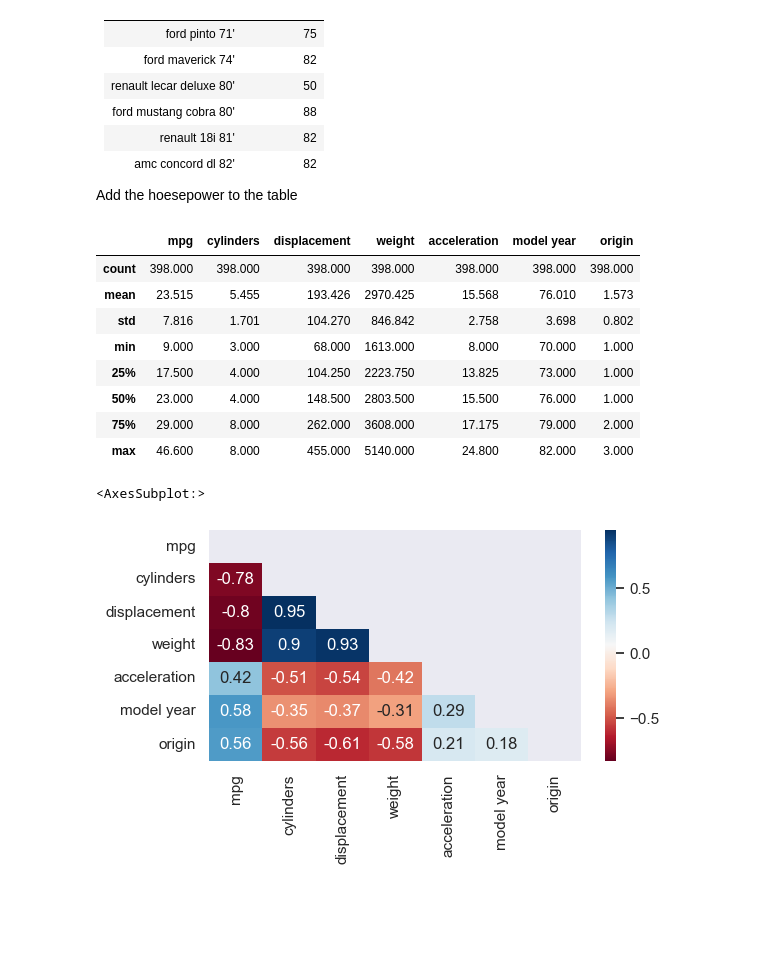
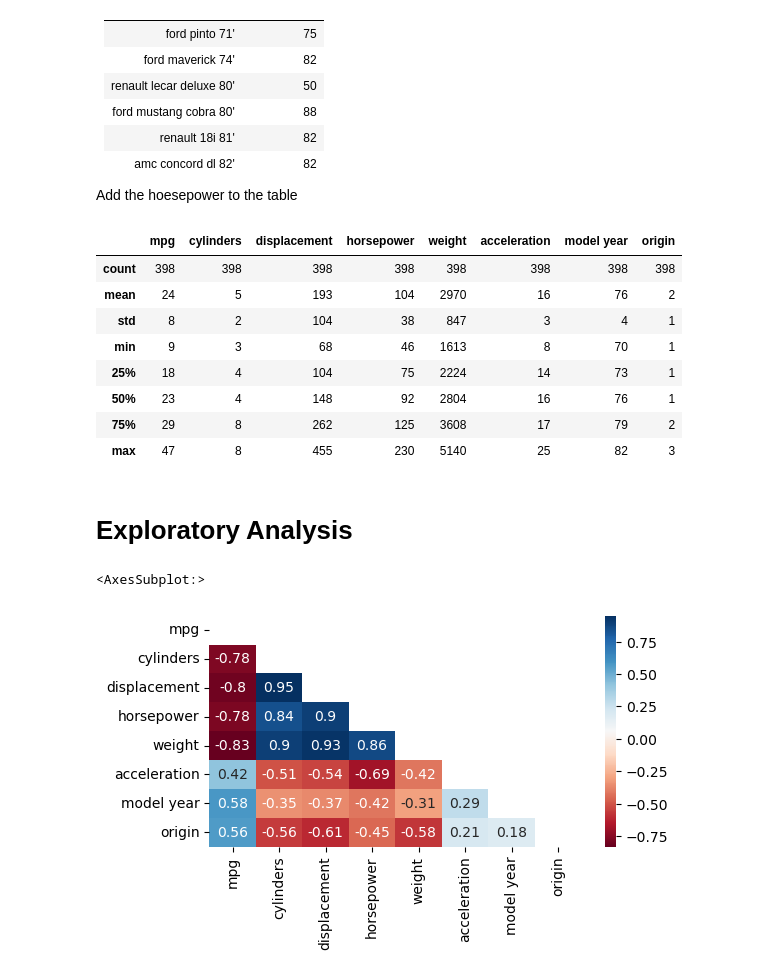
Before and after one commit to jhjang101/kaggle, a Jupyter notebook: Auto-mpg/auto-mpg.ipynb, the cells around one changed output. Saved outputs shown, nothing was run; the diff lists cells and outputs as text; code cells hidden in the pictures; blank space fills up the shorter version.

```diff
--- a/Auto-mpg/auto-mpg.ipynb
+++ b/Auto-mpg/auto-mpg.ipynb
@@ -96,18 +115,21 @@ df.loc[330,'horsepower'] = 50
 df.loc[336,'horsepower'] = 88
 df.loc[354,'horsepower'] = 82
 df.loc[374,'horsepower'] = 82
+df['horsepower'] = df['horsepower'].astype(int)
 # %%
-df.describe().style.format(precision=3)
+df.describe().style.format(precision=0)
 # %% [output]
-|  | mpg | cylinders | displacement | weight | acceleration | model year | origin |
-| count | 398.000 | 398.000 | 398.000 | 398.000 | 398.000 | 398.000 | 398.000 |
-| mean | 23.515 | 5.455 | 193.426 | 2970.425 | 15.568 | 76.010 | 1.573 |
-| std | 7.816 | 1.701 | 104.270 | 846.842 | 2.758 | 3.698 | 0.802 |
-| min | 9.000 | 3.000 | 68.000 | 1613.000 | 8.000 | 70.000 | 1.000 |
-| 25% | 17.500 | 4.000 | 104.250 | 2223.750 | 13.825 | 73.000 | 1.000 |
-| 50% | 23.000 | 4.000 | 148.500 | 2803.500 | 15.500 | 76.000 | 1.000 |
-| 75% | 29.000 | 8.000 | 262.000 | 3608.000 | 17.175 | 79.000 | 2.000 |
-| max | 46.600 | 8.000 | 455.000 | 5140.000 | 24.800 | 82.000 | 3.000 |
+|  | mpg | cylinders | displacement | horsepower | weight | acceleration | model year | origin |
+| count | 398 | 398 | 398 | 398 | 398 | 398 | 398 | 398 |
+| mean | 24 | 5 | 193 | 104 | 2970 | 16 | 76 | 2 |
+| std | 8 | 2 | 104 | 38 | 847 | 3 | 4 | 1 |
+| min | 9 | 3 | 68 | 46 | 1613 | 8 | 70 | 1 |
+| 25% | 18 | 4 | 104 | 75 | 2224 | 14 | 73 | 1 |
+| 50% | 23 | 4 | 148 | 92 | 2804 | 16 | 76 | 1 |
+| 75% | 29 | 8 | 262 | 125 | 3608 | 17 | 79 | 2 |
+| max | 47 | 8 | 455 | 230 | 5140 | 25 | 82 | 3 |
+# %% [markdown]
+# Exploratory Analysis
 # %%
 #correlation
 plt.figure(figsize=(6,3))
@@ -116,5 +138,5 @@ mask = np.triu(np.ones_like(df.corr(), dtype=bool))
 sns.heatmap(df.corr(),annot=True, mask=mask, cmap='RdBu')
 # %% [output]
 <AxesSubplot:>
-[figure, old version]
+[figure, new version]
 # %%
```
Also changed, not shown: parts of 17 cells of this notebook.
